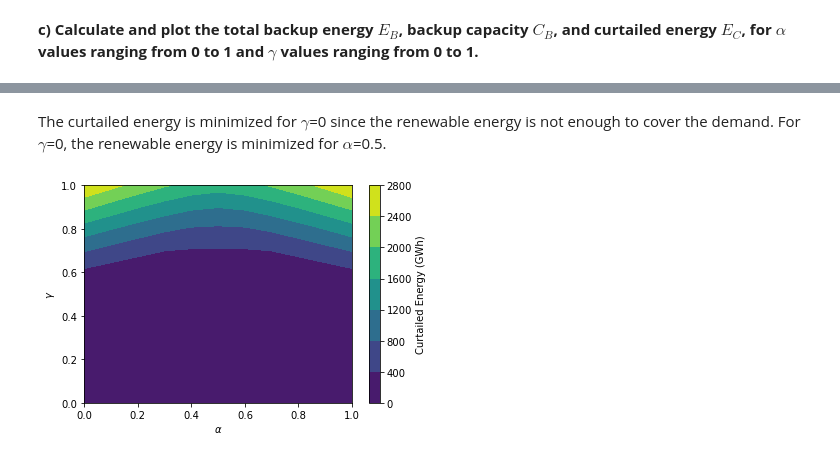
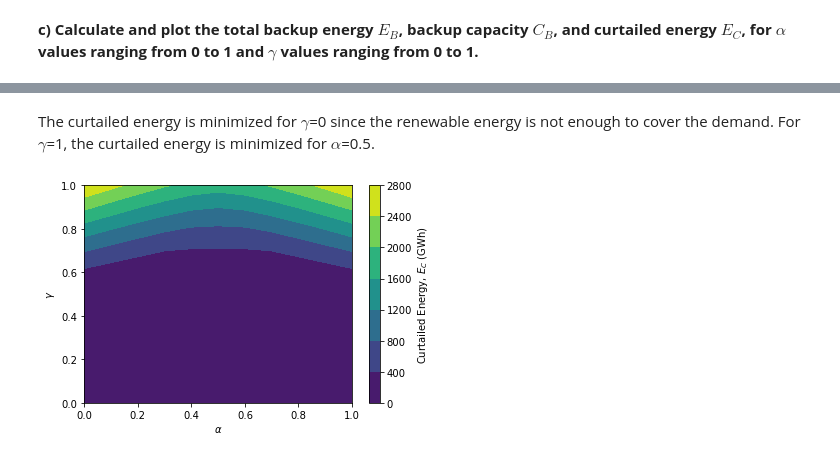
Before and after one commit to martavp/pv-textbook, a Jupyter notebook: Problems/Chapter_14/Problem14.05.ipynb, the cells around one changed output, grey strips where cells are left out. Saved outputs shown, nothing was run; the diff lists cells and outputs as text; code cells hidden in the pictures.

```diff
--- a/Problems/Chapter_14/Problem14.05.ipynb
+++ b/Problems/Chapter_14/Problem14.05.ipynb
@@ -155,10 +157,10 @@ cbar.set_label('Backup Capacity (GW)')
 # %% [markdown]
-The curtailed energy is minimized for $\gamma$=0 since the renewable energy is not enough to cover the demand. For $\gamma$=0, the renewable energy is minimized for $\alpha$=0.5.
+The curtailed energy is minimized for $\gamma$=0 since the renewable energy is not enough to cover the demand. For $\gamma$=1, the curtailed energy is minimized for $\alpha$=0.5.
 # %%
 plt.contourf(np.arange(0,1.1,0.1), np.arange(0,1.1,0.1), E_C_matrix)
 plt.xlabel(r'$\alpha$')
 plt.ylabel(r'$\gamma$')
 cbar=plt.colorbar()
-cbar.set_label('Curtailed Energy (GWh)')
+cbar.set_label('Curtailed Energy, $E_C$ (GWh)')
 # %% [output]
-[figure, old version]
+[figure, new version]
```
Also changed, not shown: parts of 13 cells of this notebook, 2 other files.
